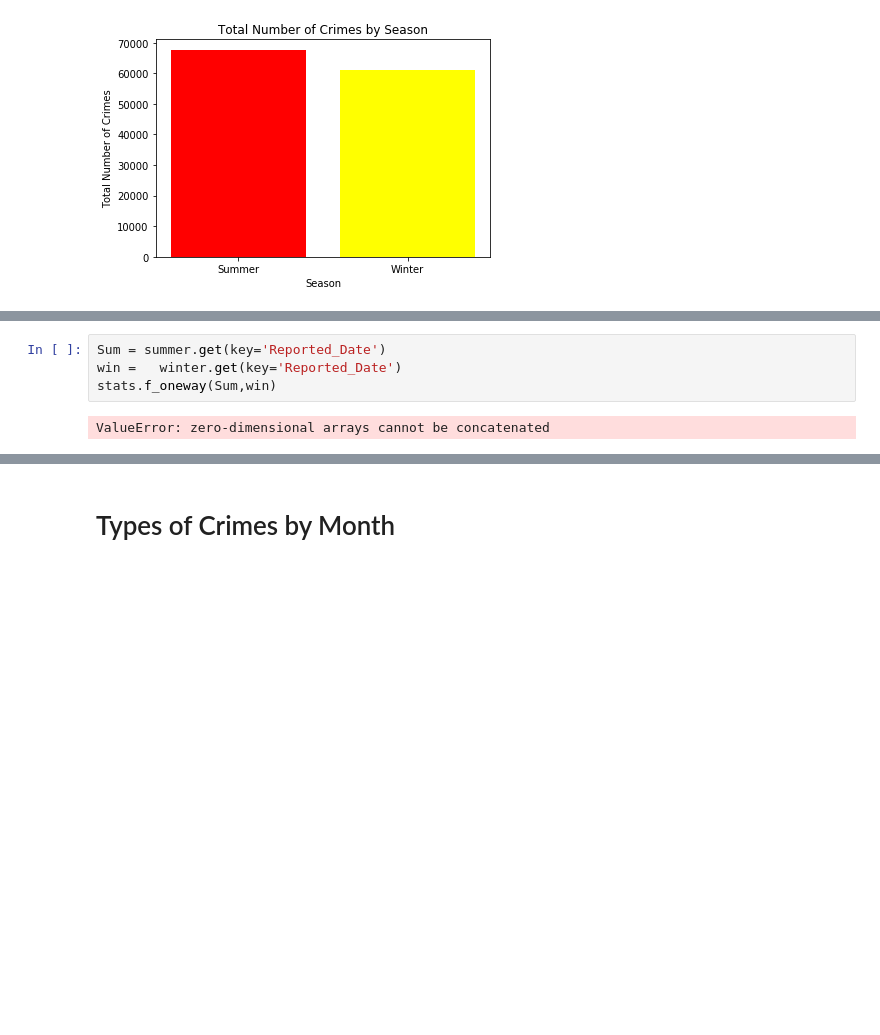
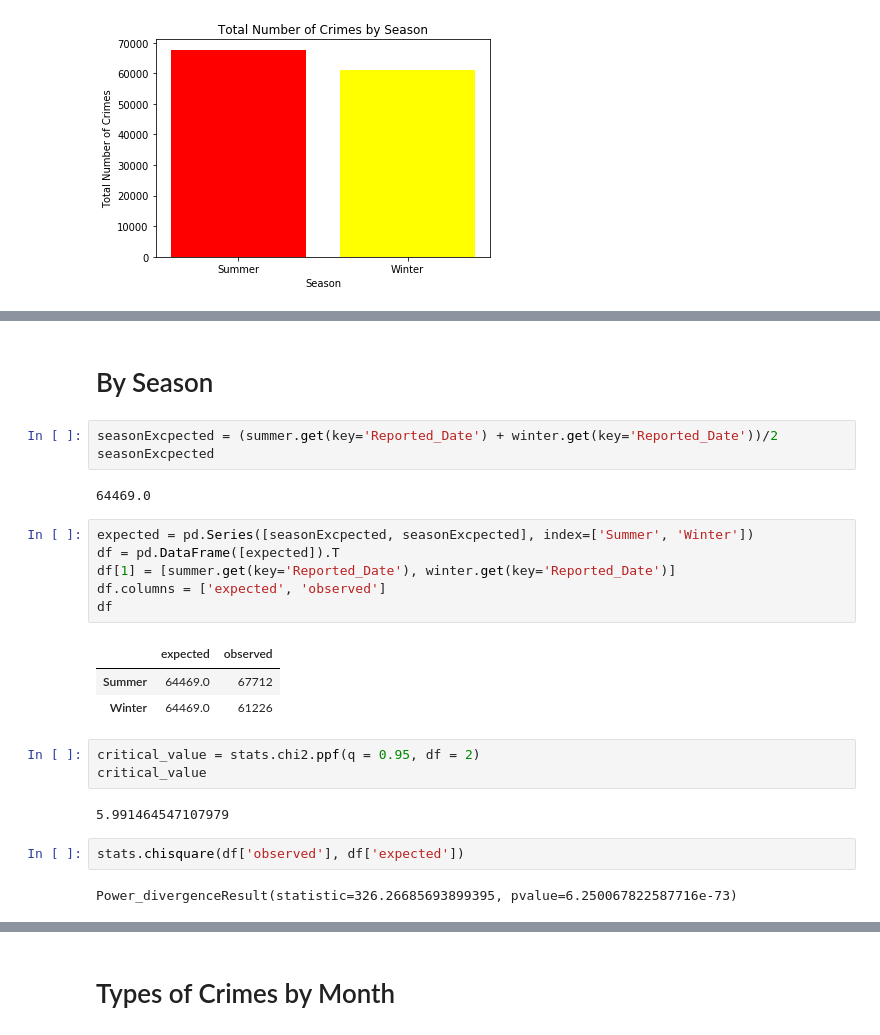
Before and after one commit to kanskris/kansas_crime_2018, a Jupyter notebook: Laylaa- Monthly Analysis.ipynb, the cells around one changed output, grey strips where cells are left out. Cells and saved outputs as stored; diff of their text form; blank space fills up the shorter version.

```diff
--- a/Laylaa- Monthly Analysis.ipynb
+++ b/Laylaa- Monthly Analysis.ipynb
@@ -67,6 +101,26 @@ plt.show()
+# %% [markdown]
+# By Season
 # %%
-Sum = summer.get(key='Reported_Date')
-win =   winter.get(key='Reported_Date')
-stats.f_oneway(Sum,win)
+seasonExcpected = (summer.get(key='Reported_Date') + winter.get(key='Reported_Date'))/2
+seasonExcpected
 # %% [output]
-ValueError: zero-dimensional arrays cannot be concatenated
+64469.0
+# %%
+expected = pd.Series([seasonExcpected, seasonExcpected], index=['Summer', 'Winter'])
+df = pd.DataFrame([expected]).T
+df[1] = [summer.get(key='Reported_Date'), winter.get(key='Reported_Date')]
+df.columns = ['expected', 'observed']
+df
+# %% [output]
+|  | expected | observed |
+| Summer | 64469.0 | 67712 |
+| Winter | 64469.0 | 61226 |
+# %%
+critical_value = stats.chi2.ppf(q = 0.95, df = 2)
+critical_value
+# %% [output]
+5.991464547107979
+# %%
+stats.chisquare(df['observed'], df['expected'])
+# %% [output]
+Power_divergenceResult(statistic=326.26685693899395, pvalue=6.250067822587716e-73)
```
Also changed, not shown: parts of 16 cells of this notebook, 1 other file.
